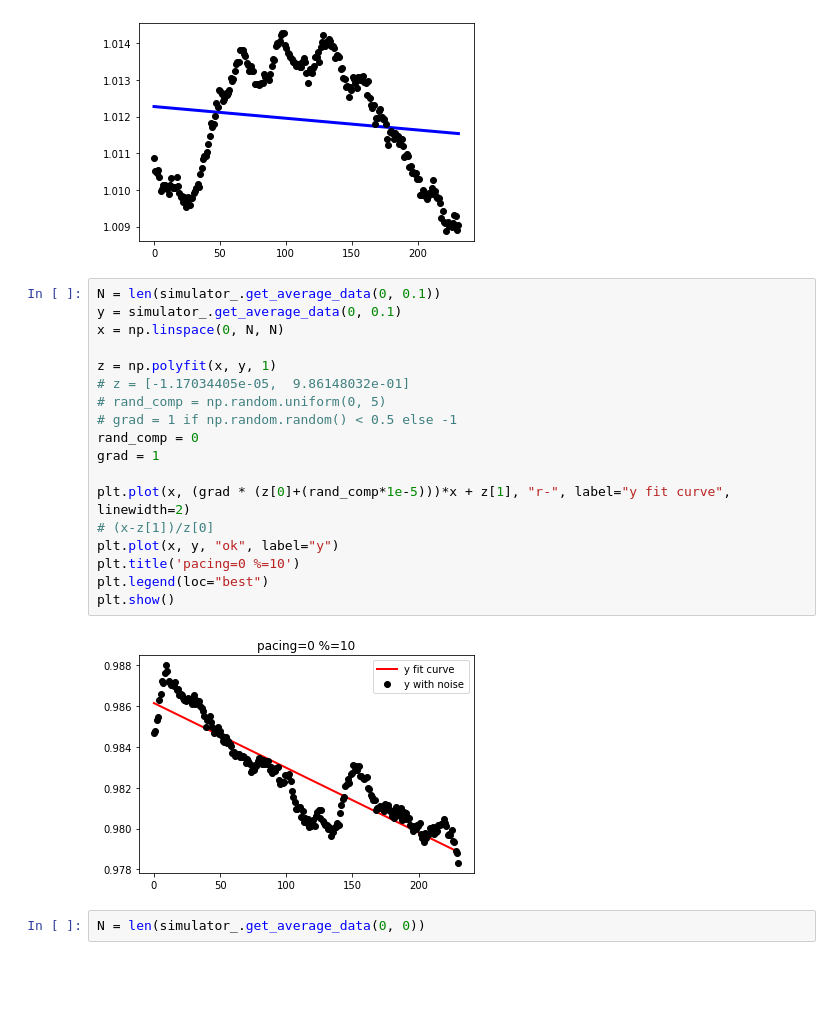
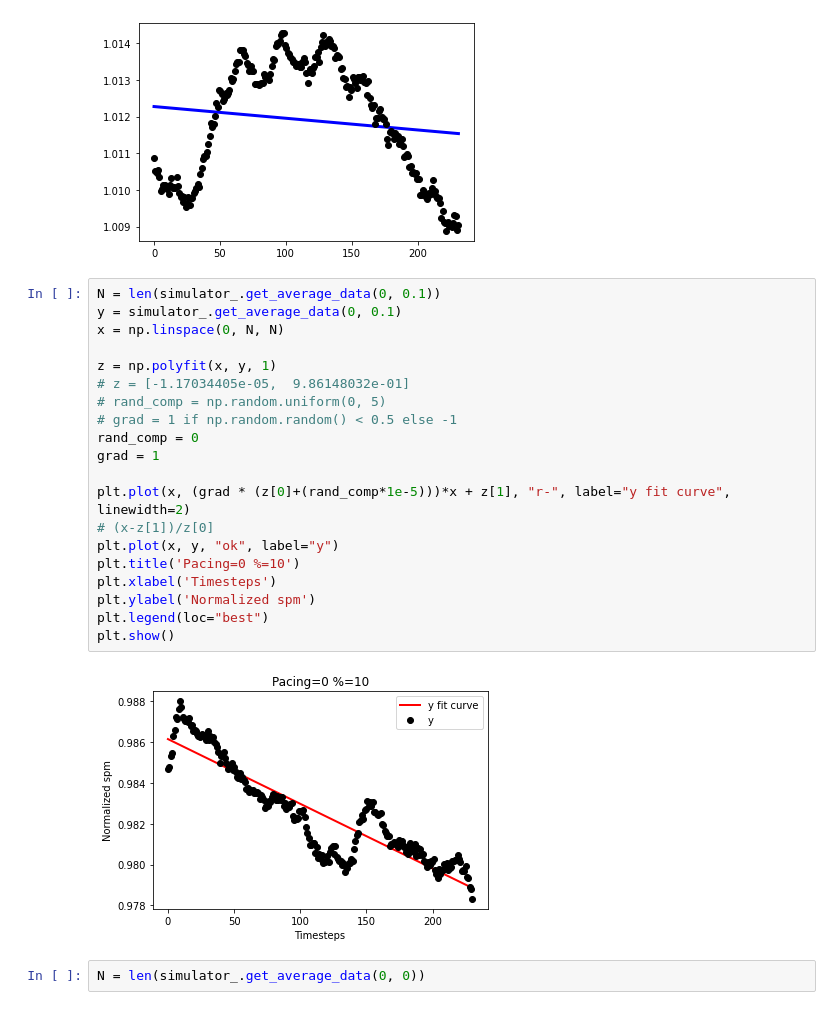
Before and after one commit to jemolano1498/OPPOSD_algorithm, a Jupyter notebook: data_analysis/dataModeling.ipynb, the cells around one changed output. Cells and saved outputs as stored; diff of their text form; blank space fills up the shorter version.

Commit message:
Extra pacing test

```diff
--- a/data_analysis/dataModeling.ipynb
+++ b/data_analysis/dataModeling.ipynb
@@ -432,23 +434,25 @@ plt.plot(x, y, "ok", label="y")
 # %%
 N = len(simulator_.get_average_data(0, 0.1))
 y = simulator_.get_average_data(0, 0.1)
 x = np.linspace(0, N, N)
 
 z = np.polyfit(x, y, 1)
 # z = [-1.17034405e-05,  9.86148032e-01]
 # rand_comp = np.random.uniform(0, 5)
 # grad = 1 if np.random.random() < 0.5 else -1
 rand_comp = 0
 grad = 1
 
 plt.plot(x, (grad * (z[0]+(rand_comp*1e-5)))*x + z[1], "r-", label="y fit curve", linewidth=2)
 # (x-z[1])/z[0]
 plt.plot(x, y, "ok", label="y")
-plt.title('pacing=0 %=10')
+plt.title('Pacing=0 %=10')
+plt.xlabel('Timesteps')
+plt.ylabel('Normalized spm')
 plt.legend(loc="best")
 plt.show()
 # %% [output]
-[figure, old version]
+[figure, new version]
 # %%
 N = len(simulator_.get_average_data(0, 0))
 # %%
```
Also changed, not shown: parts of 10 cells of this notebook, 4 other files.
